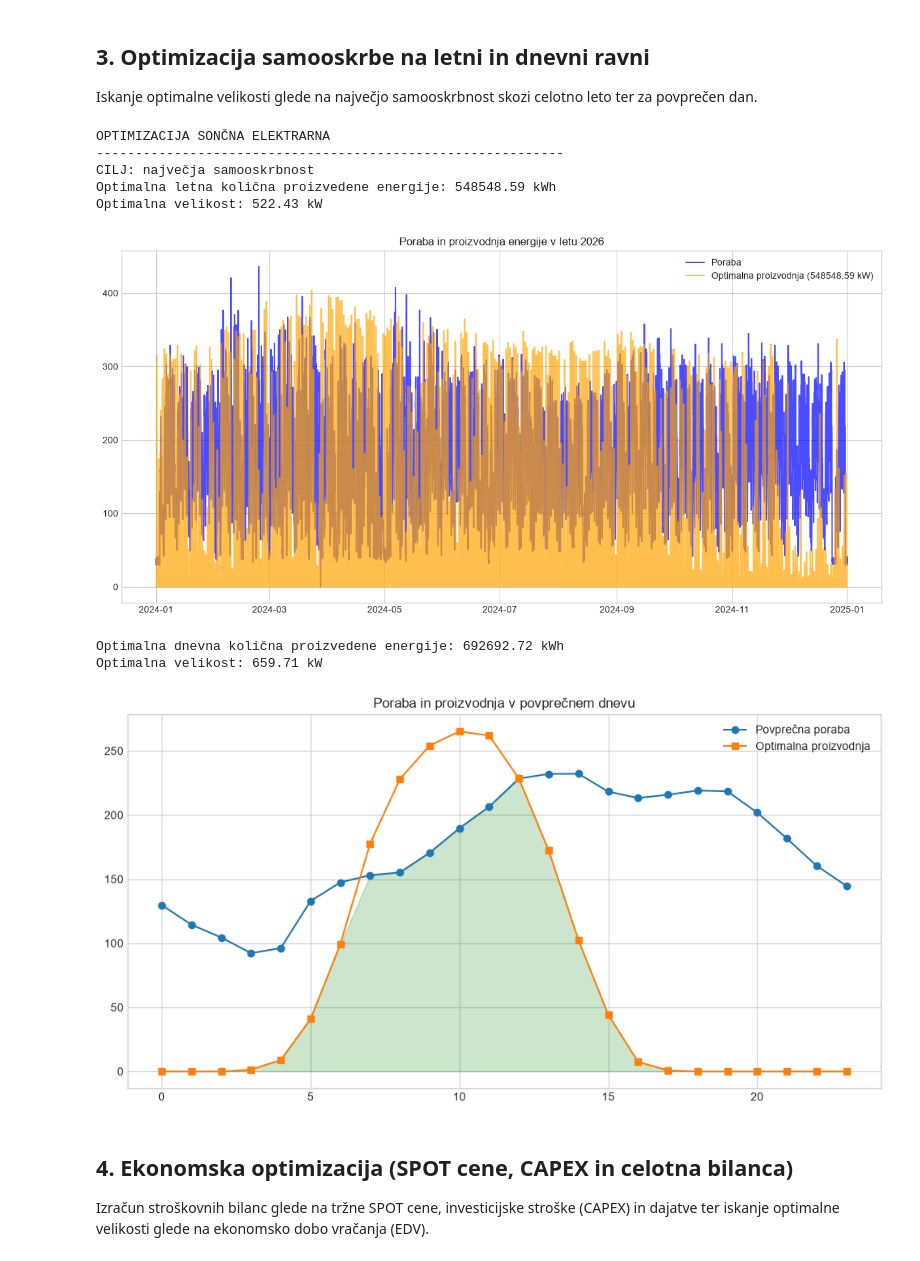
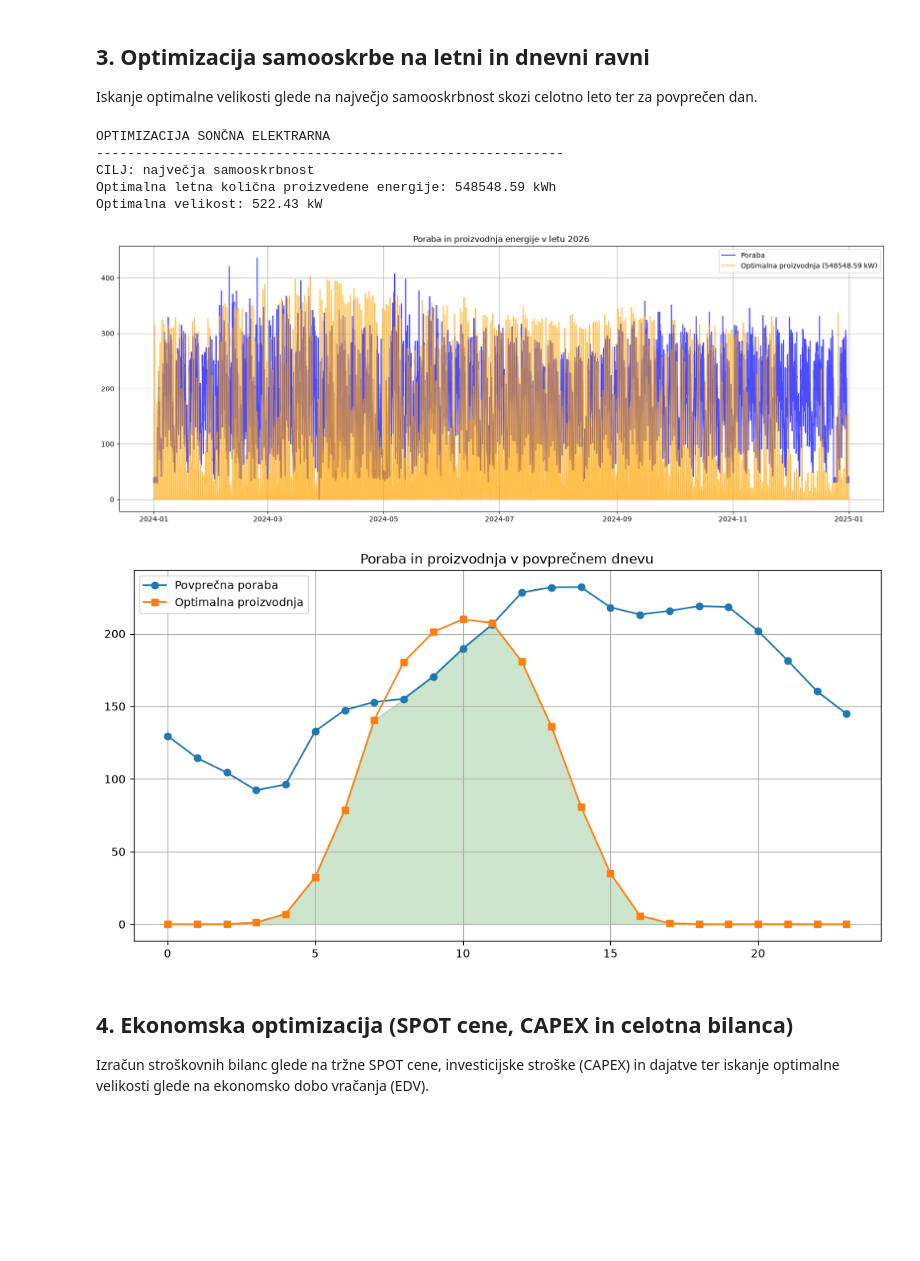
Before and after one commit to nikasvencbir/projektna-naloga-programiranje, a Jupyter notebook: analiza (1).ipynb, the cells around one changed output. Cells and saved outputs as stored; diff of their text form; code cells hidden in the pictures; blank space fills up the shorter version.

Commit message:
Izbrisala sem eno funkcijo ker se je podvajala in spremenila sem velikost s katero se riše graf za porabo in proizvodnjo v enem dnevu

```diff
--- a/analiza (1).ipynb
+++ b/analiza (1).ipynb
@@ -99,19 +106,18 @@ df_spot = pd.read_csv(os.path.join(MAPA_PODATKI, "spot_cene.csv"))
 df_pvgis = pd.read_csv(os.path.join(MAPA_PODATKI, "pvgis_proizvodnja.csv"))
 
 #Podatki iz mojih excelov(15-min meritve odjema, capex in tarife):
-ostali_podatki = os.path.join(os.getcwd(), "Podatki_Optimizacija1.xlsx")
-vsi_listi = pd.read_excel(ostali_podatki, sheet_name=None)
+vsi_listi = pd.read_excel(pot_excel, sheet_name=None) #sheet_name = None pomeni da prebere vse liste v excelu
 df_odjem_15min = vsi_listi["Telemetrija"]
 df_capex = vsi_listi["Cenik_SE"]
-df_stroski = vsi_listi["Tarife"].copy().set_index('Postavka')
-df_stroski['Cena_num'] = df_stroski['Cena'].apply(ocisti_ceno)
+df_stroski = vsi_listi["Tarife"].copy().set_index('Postavka') #Stolpec 'Postavka' nastavi kot indeks tabele (vrstice so sedaj poimenovane po posameznih postavkah stroškov, npr. omrežnina, energija ipd., kar omogoča enostaven dostop do vrednosti prek df_stroski.loc['Ime_postavke'])
+df_stroski['Cena_num'] = df_stroski['Cena'].apply(ocisti_ceno) #.apply pokliče funkcijo za vsako vrstico
 
 #15-min podatke pretvorim v urne
 df_odjem_15min['Timestamp'] = pd.to_datetime(df_odjem_15min['Timestamp'])
-df_odjem_15min = df_odjem_15min.set_index('Timestamp')
-df_odjem = df_odjem_15min.resample('1h').agg({
-    'reg_A_plus': 'sum',
-    'Tarifa (VT/NT)': 'first'
+df_odjem_15min = df_odjem_15min.set_index('Timestamp') # vrstice seindeksirajo po času, timestamp ni več navaden stolpec
+df_odjem = df_odjem_15min.resample('1h').agg({ #grupira podatke po urah
+    'reg_A_plus': 'sum', #porabe seštejem
+    'Tarifa (VT/NT)': 'first' #za tarifo uporabim tisto ki je bila prva
 }).reset_index()
 
 
@@ -149,53 +155,46 @@ print("-" * 60)
 
 # 1. Letna raven
 print("CILJ: največja samooskrbnost")
-velikosti = np.linspace(0.1, 1000000, 1000)
+velikosti = np.linspace(0.1, 1000000, 1000) #tu so velikosti glede na letno proizvedeno energijo
 rezultati = [izracunaj_f(i, poraba, bazicna_proizvodnja) for i in velikosti]
-optimalni_i = velikosti[np.argmax(rezultati)]
+optimalni_i = velikosti[np.argmax(rezultati)] #argmax izlušči indeks od najboljšega rezultata
+proizvodnja_optimalna = bazicna_proizvodnja * optimalni_i
 print(f"Optimalna letna količna proizvedene energije: {optimalni_i:.2f} kWh")
-proizvodnja_optimalna = bazicna_proizvodnja * optimalni_i
 print(f"Optimalna velikost: {optimalni_i / 1050:.2f} kW")
 
 # Graf 1
-plt.figure(figsize=(15, 7))
+plt.figure(figsize=(20, 7))
 plt.plot(df_leto['Timestamp'], df_leto['Odjem_kWh'], label='Poraba', color='blue', alpha=0.7)
 plt.plot(df_leto['Timestamp'], proizvodnja_optimalna, label=f'Optimalna proizvodnja ({optimalni_i:.2f} kW)', color='orange', alpha=0.7)
 plt.title('Poraba in proizvodnja energije v letu 2026')
 plt.legend()
-plt.grid(True)
+plt.grid(True)#pomožna mreža v ozadju
 plt.show()
 
 # 2. Povprečne ure
-df_ura = df_leto.groupby(df_leto['Timestamp'].dt.hour).mean(numeric_only=True)
+df_ura = df_leto.groupby(df_leto['Timestamp'].dt.hour).mean(numeric_only=True) #razvrsti skupaj podatke z istimi urami in (samo za številske) izračuna povprečje
 povprecna_poraba = df_ura['Odjem_kWh'].values
 povprečna_proizvodnja = df_ura['Proizvodnja_normirano'].values
-
-rezultati_ura = [izracunaj_f_ura(i, povprecna_poraba, povprečna_proizvodnja) for i in velikosti]
-optimalni_i_ura = velikosti[np.argmax(rezultati_ura)]
-print(f"Optimalna dnevna količna proizvedene energije: {optimalni_i_ura:.2f} kWh")
-print(f"Optimalna velikost: {optimalni_i_ura / 1050:.2f} kW")
 
 # Graf 2
 plt.figure(figsize=(12, 6))
 ure = range(24)
-proizvodnja_optimalna_ura = povprečna_proizvodnja * optimalni_i_ura
+proizvodnja_optimalna_ura = povprečna_proizvodnja * optimalni_i
 plt.plot(ure, povprecna_poraba, label='Povprečna poraba', marker='o')
 plt.plot(ure, proizvodnja_optimalna_ura, label='Optimalna proizvodnja', marker='s')
 plt.fill_between(ure, np.minimum(povprecna_poraba, proizvodnja_optimalna_ura), color='green', alpha=0.2)
 plt.title('Poraba in proizvodnja v povprečnem dnevu')
 plt.legend()
 plt.grid(True)
 plt.show()
 # %% [output]
 OPTIMIZACIJA SONČNA ELEKTRARNA
 ------------------------------------------------------------
 CILJ: največja samooskrbnost
 Optimalna letna količna proizvedene energije: 548548.59 kWh
 Optimalna velikost: 522.43 kW
-[figure, old version]
+[figure, new version]
-Optimalna dnevna količna proizvedene energije: 692692.72 kWh
-Optimalna velikost: 659.71 kW
-[figure, old version]
+[figure, new version]
 # %% [markdown]
 ## 4. Ekonomska optimizacija (SPOT cene, CAPEX in celotna bilanca)
 Izračun stroškovnih bilanc glede na tržne SPOT cene, investicijske stroške (CAPEX) in dajatve ter iskanje optimalne velikosti glede na ekonomsko dobo vračanja (EDV).
```
Also changed, not shown: parts of 4 cells of this notebook, 8 other files.
